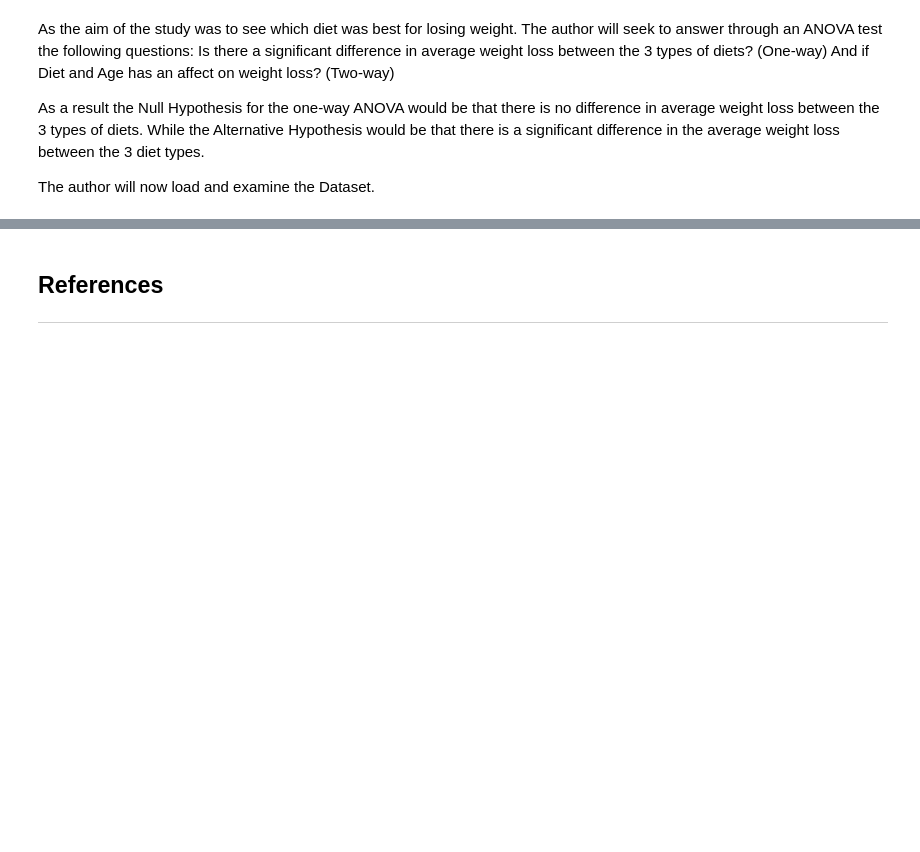
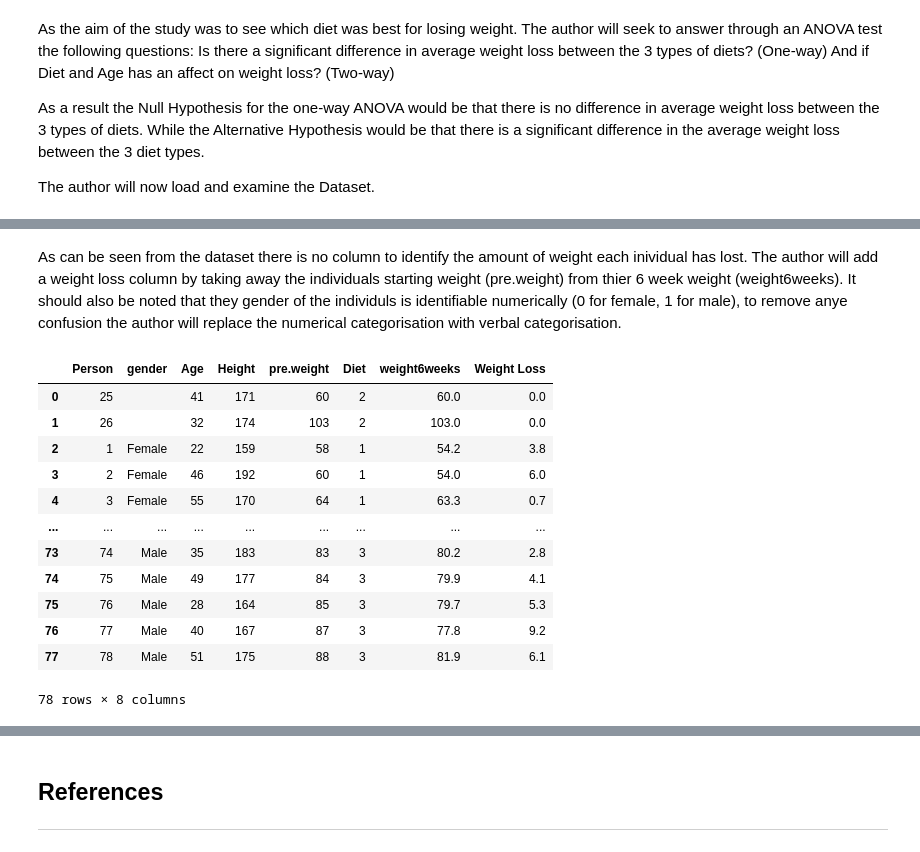
Before and after one commit to JPLee01/Machine_Learning_and_Statistics, a Jupyter notebook: scipy-stats.ipynb, the cells around one changed output, grey strips where cells are left out. Cells and saved outputs as stored; diff of their text form; code cells hidden in the pictures; blank space fills up the shorter version.

```diff
--- a/scipy-stats.ipynb
+++ b/scipy-stats.ipynb
@@ -487,0 +505,27 @@ diet_df()
+# %% [markdown]
+As can be seen from the dataset there is no column to identify the amount of weight each inividual has lost. The author will add a weight loss column by taking away the individuals starting weight (pre.weight) from thier 6 week weight (weight6weeks). It should also be noted that they gender of the individuls is identifiable numerically (0 for female, 1 for male), to remove anye confusion the author will replace the numerical categorisation with verbal categorisation.
+# %%
+#Addition of Weightloss column
+diet_df["Weight Loss"] = diet_df["pre.weight"] - diet_df["weight6weeks"]
+
+#Addiotion of Male and Female to the gender column
+diet_df = diet_df.replace({"gender":"0"}, "Female")
+diet_df = diet_df.replace({"gender":"1"}, "Male")
+
+
+
+diet_df
+# %% [output]
+|  | Person | gender | Age | Height | pre.weight | Diet | weight6weeks | Weight Loss |
+| 0 | 25 |  | 41 | 171 | 60 | 2 | 60.0 | 0.0 |
+| 1 | 26 |  | 32 | 174 | 103 | 2 | 103.0 | 0.0 |
+| 2 | 1 | Female | 22 | 159 | 58 | 1 | 54.2 | 3.8 |
+| 3 | 2 | Female | 46 | 192 | 60 | 1 | 54.0 | 6.0 |
+| 4 | 3 | Female | 55 | 170 | 64 | 1 | 63.3 | 0.7 |
+| ... | ... | ... | ... | ... | ... | ... | ... | ... |
+| 73 | 74 | Male | 35 | 183 | 83 | 3 | 80.2 | 2.8 |
+| 74 | 75 | Male | 49 | 177 | 84 | 3 | 79.9 | 4.1 |
+| 75 | 76 | Male | 28 | 164 | 85 | 3 | 79.7 | 5.3 |
+| 76 | 77 | Male | 40 | 167 | 87 | 3 | 77.8 | 9.2 |
+| 77 | 78 | Male | 51 | 175 | 88 | 3 | 81.9 | 6.1 |
+78 rows × 8 columns
```
Also changed, not shown: parts of 13 cells of this notebook, 1 other file.
